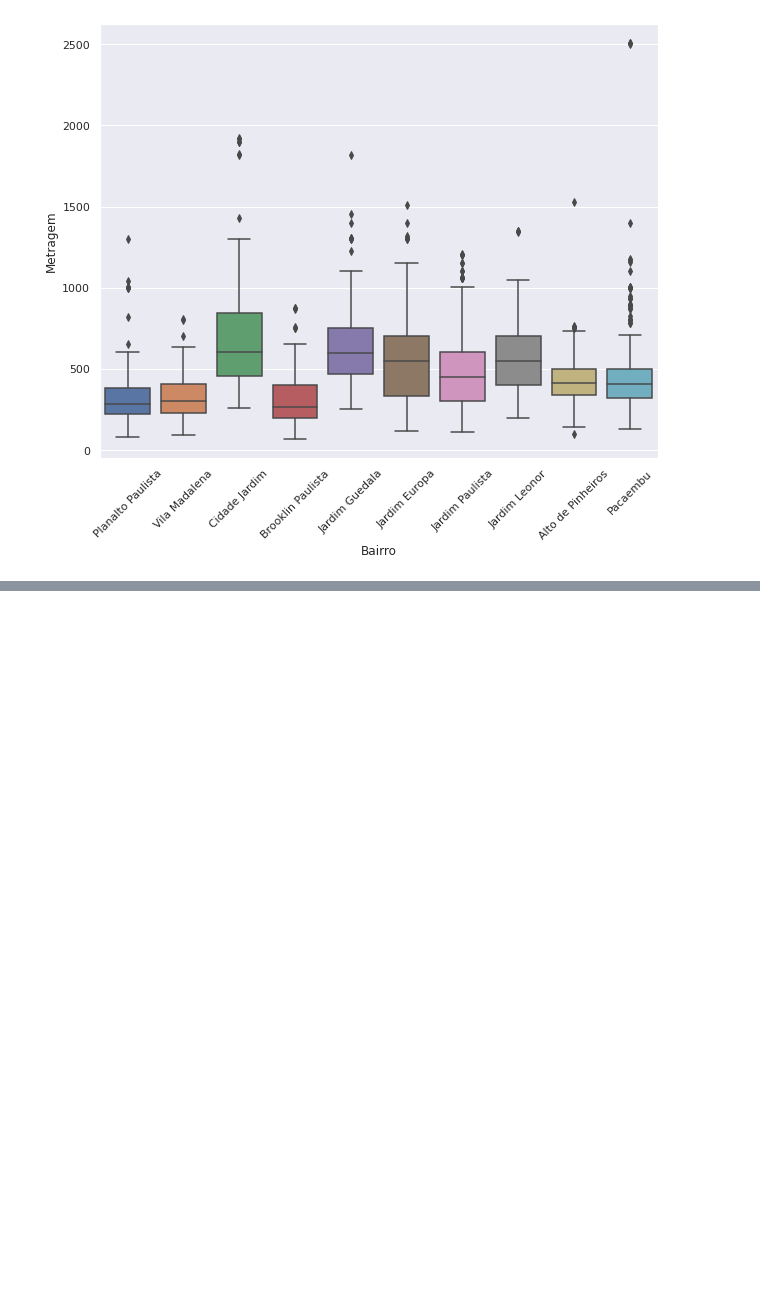
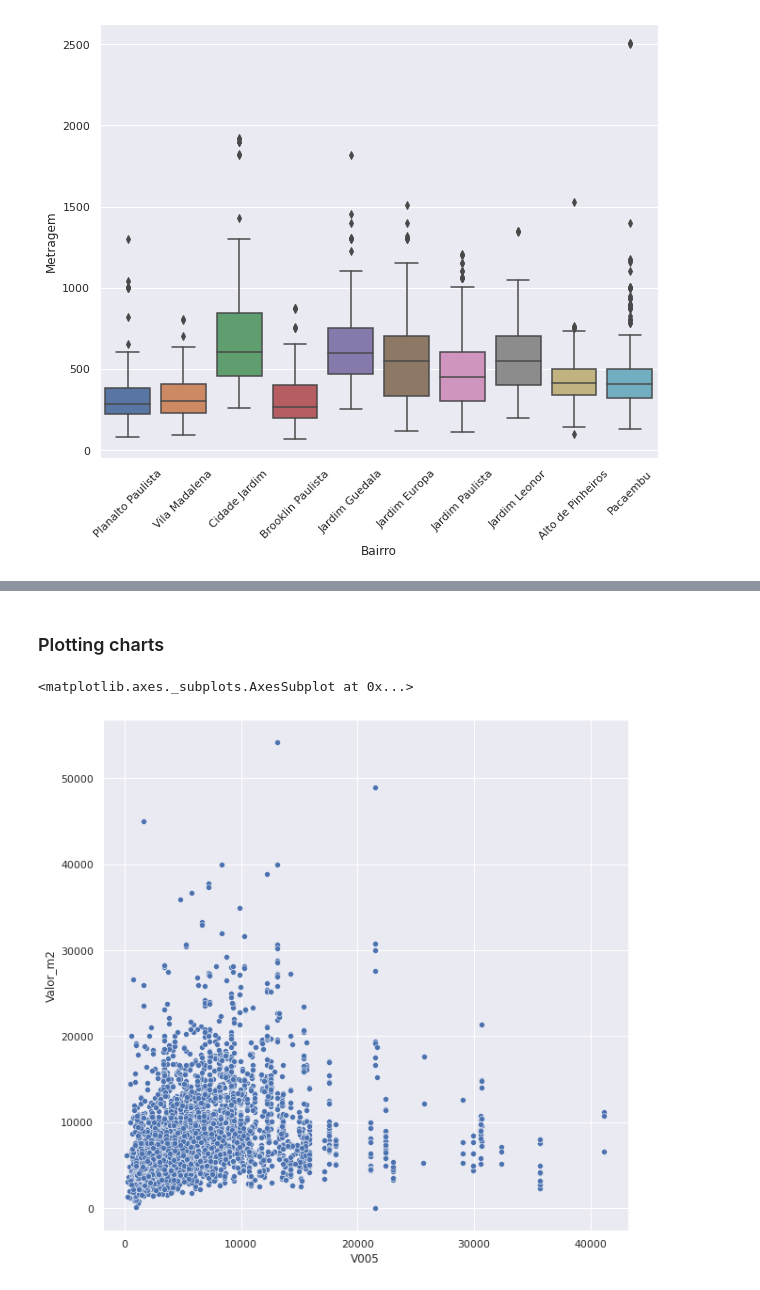
Before and after one commit to brenomfviana/alura-imersao-dados, a Jupyter notebook: Imersão de Dados 4 - Alura - Aulas.ipynb, the cells around one changed output, grey strips where cells are left out. Drawn from its saved outputs; the diff is of its cells as text; code cells hidden in the pictures; blank space fills up the shorter version.

```diff
--- a/Imersão de Dados 4 - Alura - Aulas.ipynb
+++ b/Imersão de Dados 4 - Alura - Aulas.ipynb
@@ -537,3 +537,5 @@ plt.show()
 # %%
 ibge_url = "https://gist.githubusercontent.com/tgcsantos/85f8c7b0a2edbc3e27fcad619b37d886/raw/a4954781e6bca9cb804062a3eea0b3b84679daf4/Basico_SP1.csv"
-data_ibge = pd.read_csv(ibge_url)
+data_ibge = pd.read_csv(ibge_url, encoding="ISO-8859-1", sep=";", thousands=".", decimal=",")
+data_ibge.dropna(how="all", axis=1, inplace=True)
+data_ibge.head()
@@ -548,0 +749,3 @@ data_ibge.head()
+# %%
+geo_data = pd.read_csv("/content/drive/MyDrive/Colab Notebooks/datasets/dados_geo.csv")
+geo_data.head()
@@ -548,0 +759,9 @@ data_ibge.head()
+# %%
+properties_to_sell_censo = pd.merge(
+    left=geo_data[geo_data["setor_censo"].notnull()],
+    right=data_ibge,
+    how="left",
+    left_on="setor_censo",
+    right_on="Cod_setor"
+)
+properties_to_sell_censo
@@ -548,0 +802,8 @@ data_ibge.head()
+# %% [markdown]
+### Plotting charts
+# %%
+plt.figure(figsize=(10, 10))
+sns.scatterplot(data=properties_to_sell_censo, x="V005", y="Valor_m2")
+# %% [output]
+<matplotlib.axes._subplots.AxesSubplot at 0x...>
+[figure, added]
```
Also changed, not shown: parts of 36 cells of this notebook, 1 other file.
